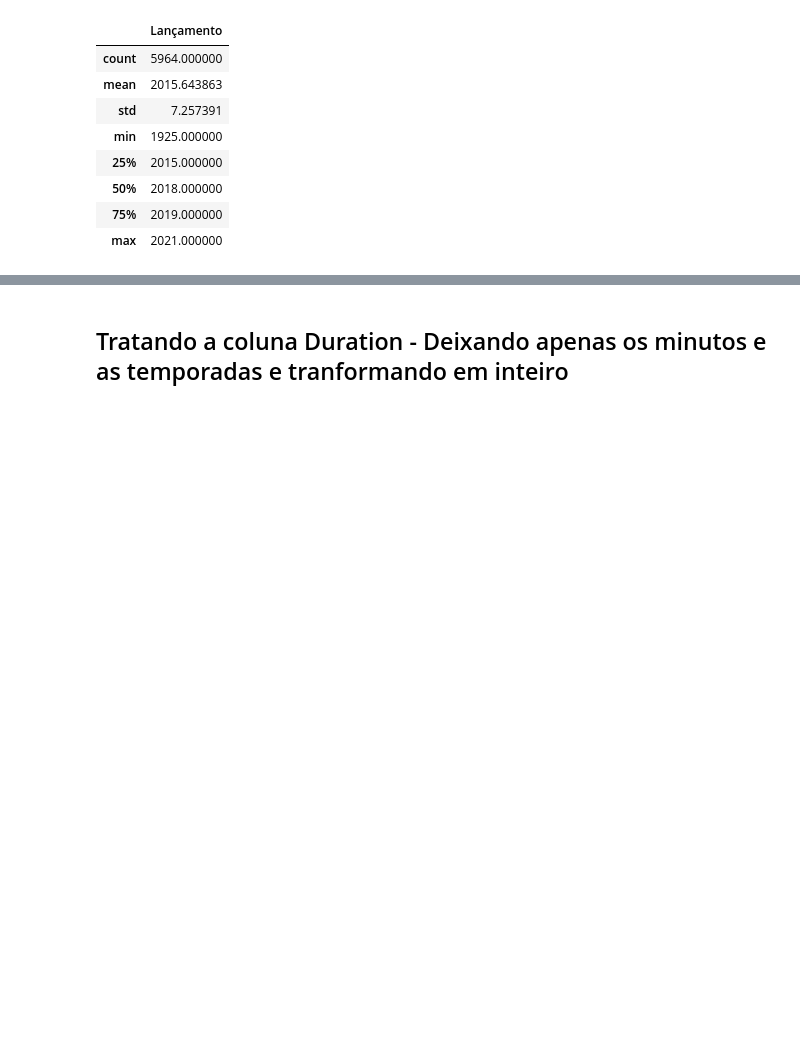
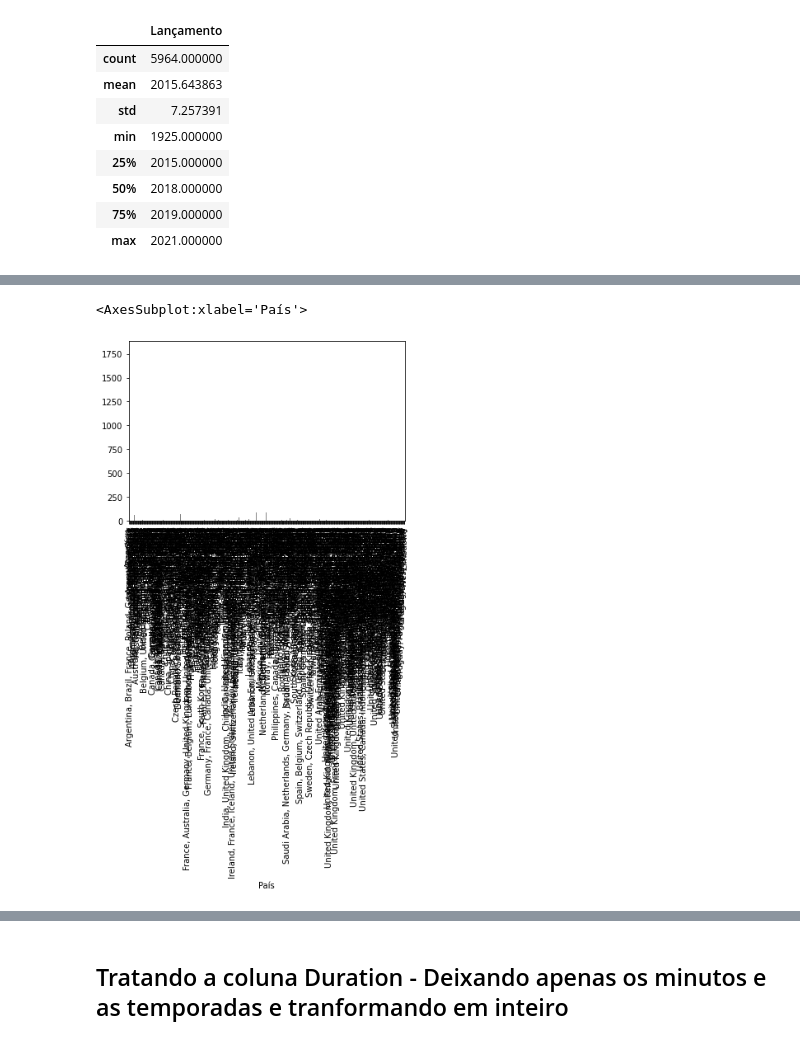
Before and after one commit to ClertonAlmeida/Analise-Netflix-2021-Python, a Jupyter notebook: AnaliseNetflix.ipynb, the cells around one changed output, grey strips where cells are left out. Saved outputs shown, nothing was run; the diff lists cells and outputs as text; code cells hidden in the pictures; blank space fills up the shorter version.

```diff
--- a/AnaliseNetflix.ipynb
+++ b/AnaliseNetflix.ipynb
@@ -55,3 +48,8 @@ dataset.describe()
 | 50% | 2018.000000 |
 | 75% | 2019.000000 |
 | max | 2021.000000 |
+# %%
+#explorar dados categoricos
+#País
+agrupado = dataset.groupby(['País']).size()
+agrupado
@@ -57,0 +70,5 @@ dataset.describe()
+# %%
+agrupado.plot.bar(color = 'gray')
+# %% [output]
+<AxesSubplot:xlabel='País'>
+[figure, added]
```
Also changed, not shown: parts of 23 cells of this notebook.
